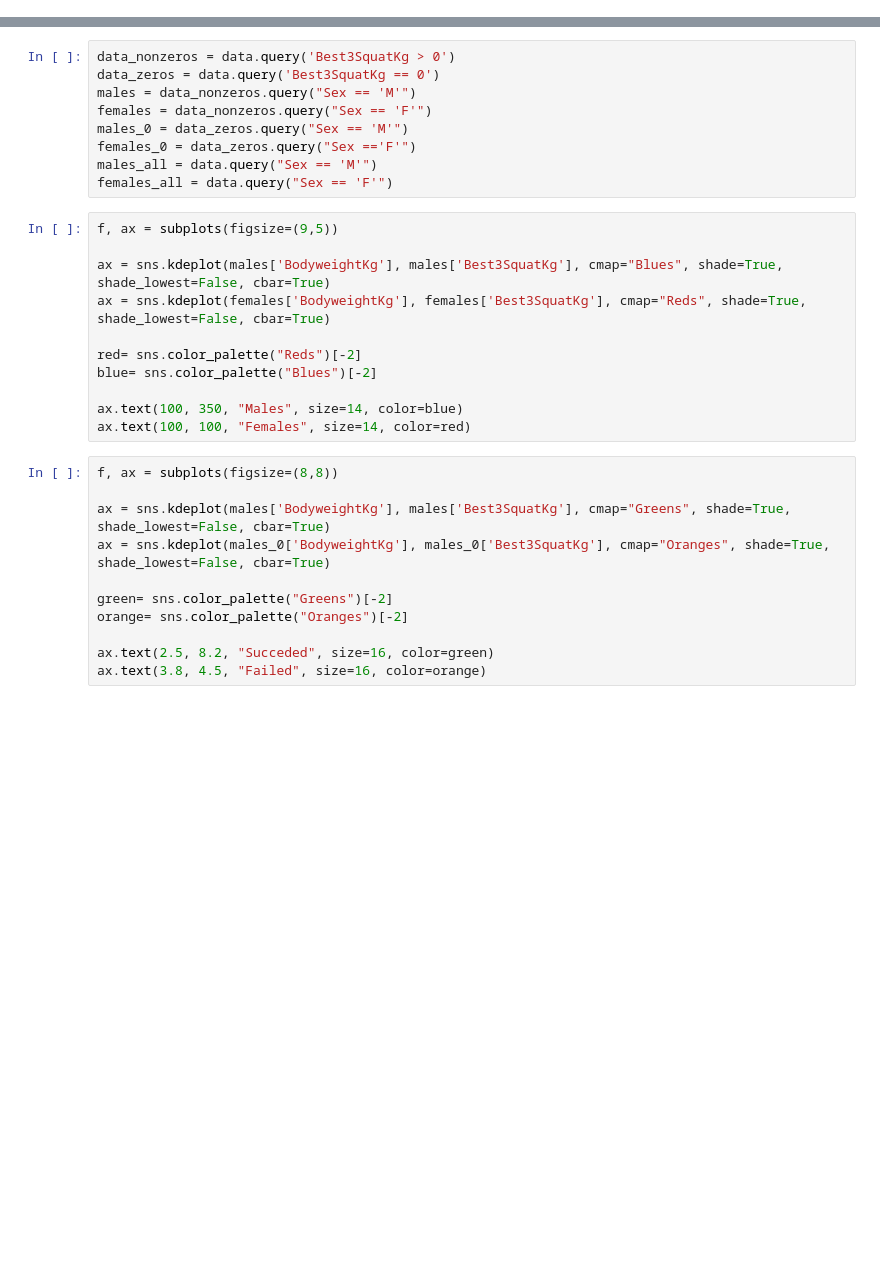
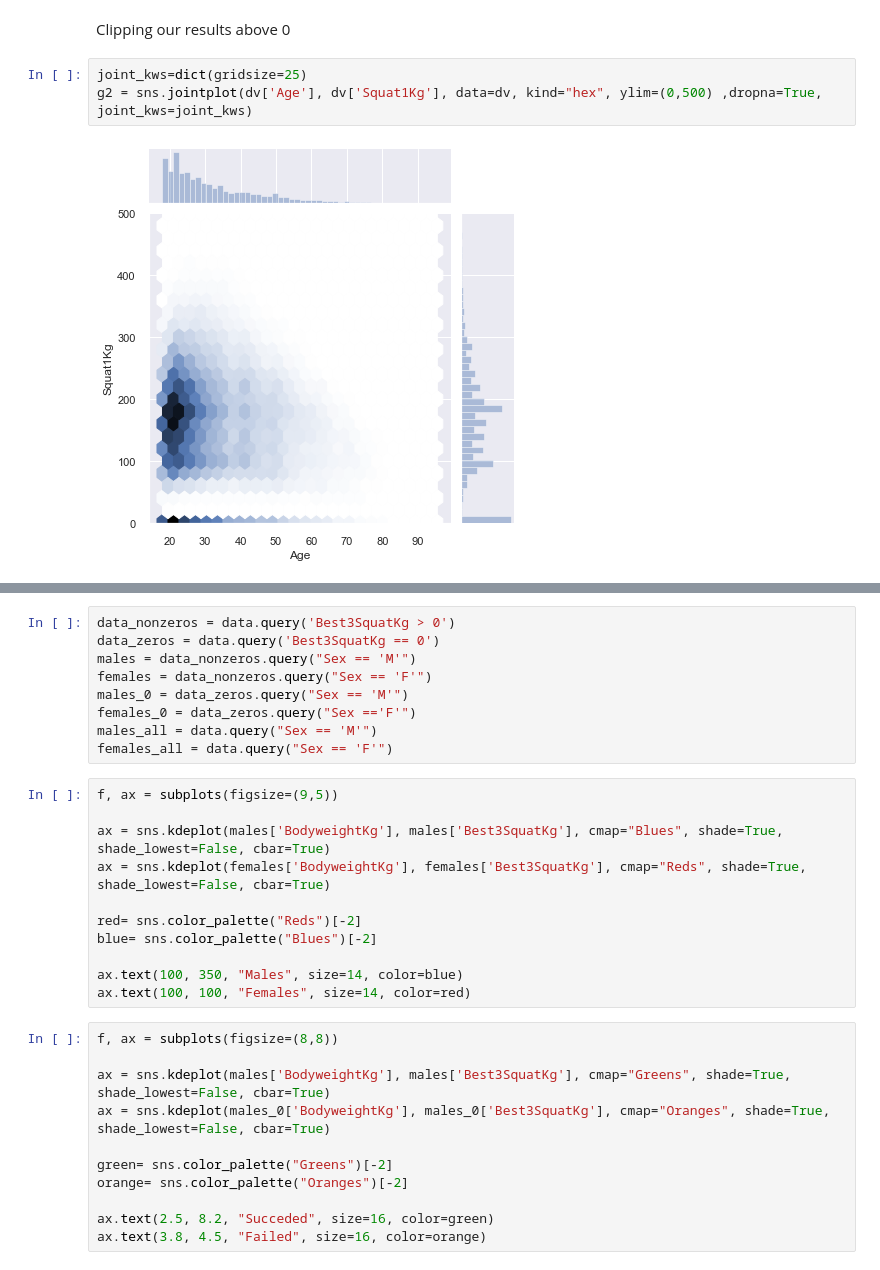
Before and after one commit to jasval/powerlifting-analytics, a Jupyter notebook: Graphs_01.ipynb, the cells around one changed output, grey strips where cells are left out. Saved outputs shown, nothing was run; the diff lists cells and outputs as text; blank space fills up the shorter version.

```diff
--- a/Graphs_01.ipynb
+++ b/Graphs_01.ipynb
@@ -73,0 +90,7 @@ ValueError: cannot convert float NaN to integer
+# %% [markdown]
+Clipping our results above 0
+# %%
+joint_kws=dict(gridsize=25)
+g2 = sns.jointplot(dv['Age'], dv['Squat1Kg'], data=dv, kind="hex", ylim=(0,500) ,dropna=True, joint_kws=joint_kws)
+# %% [output]
+[figure, added]
```
Also changed, not shown: parts of 11 cells of this notebook, 2 other files.
